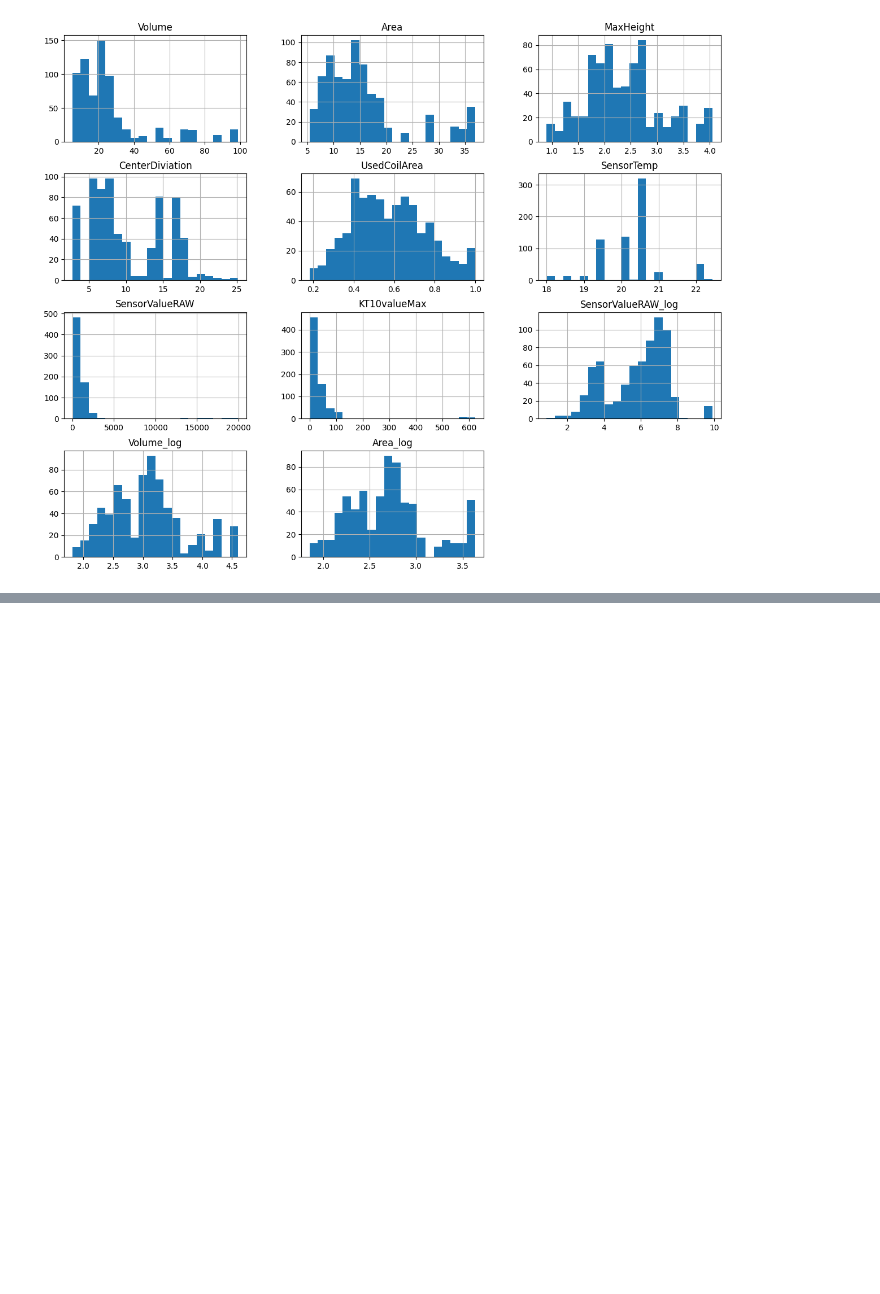
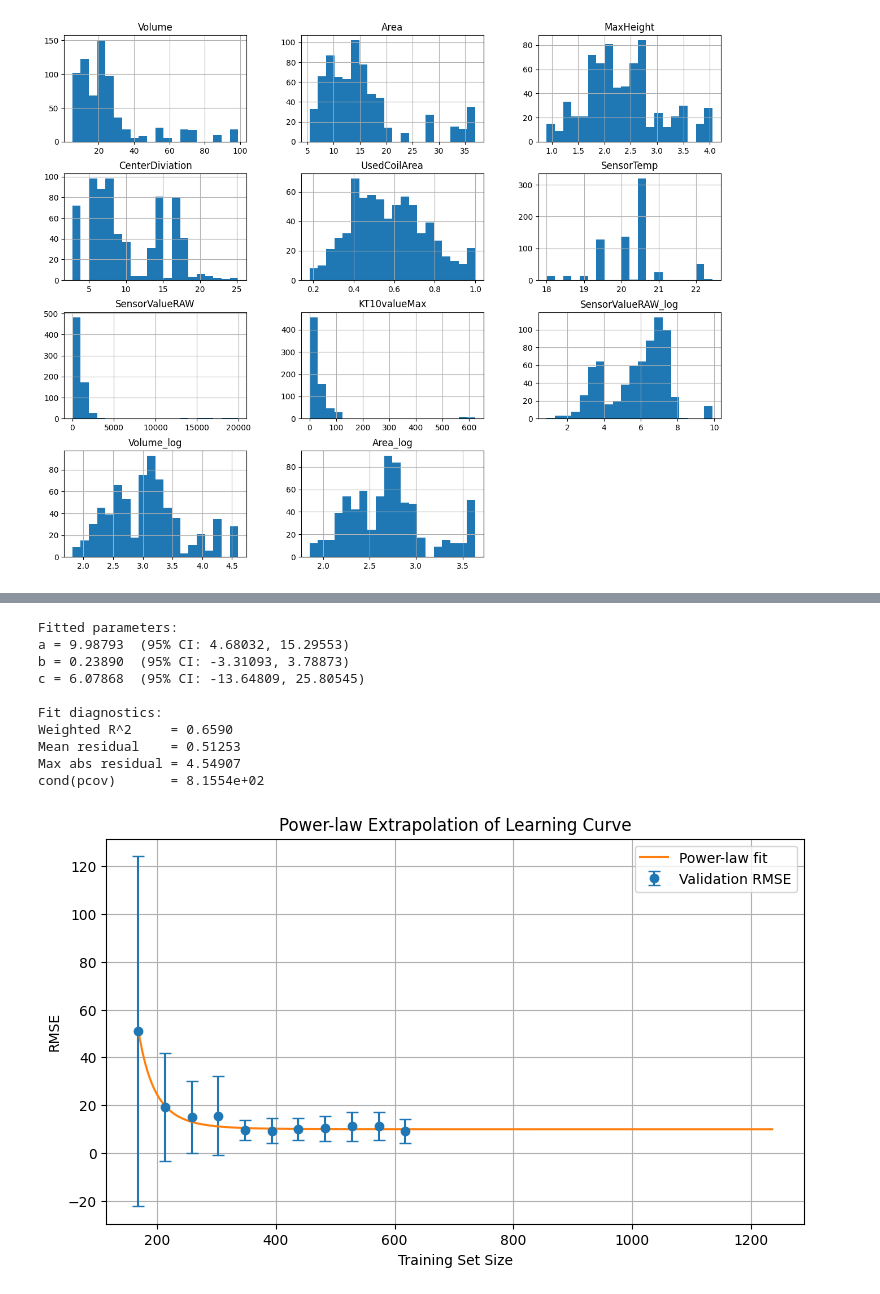
Before and after one commit to nixonsd/system-technologies-2026, a Jupyter notebook: system_technologies.ipynb, the cells around one changed output, grey strips where cells are left out. Cells and saved outputs as stored; diff of their text form; code cells hidden in the pictures; blank space fills up the shorter version.

```diff
--- a/system_technologies.ipynb
+++ b/system_technologies.ipynb
@@ -310,0 +335,77 @@ Selection score (selection_score_lam_1.0): 13.8230
+# %%
+n = train_sizes_abs.astype(float)[1:]
+rmse_mean = val_rmse[1:].mean(axis=1)
+rmse_std = np.clip(val_rmse[1:].std(axis=1, ddof=1), 1e-6, None)
+
+n_ref = np.median(n)
+
+def f(n, a, b, c):
+    return a + b * (n / n_ref) ** (-c)
+
+a0 = rmse_mean[-1]
+b0 = max(rmse_mean[0] - a0, 1e-6)
+c0 = 0.5
+
+a_lower = max(0.3 * rmse_mean.min(), 1e-6)
+
+popt, pcov = curve_fit(
+    f,
+    n,
+    rmse_mean,
+    p0=[a0, b0, c0],
+    sigma=rmse_std,
+    absolute_sigma=True,
+    bounds=([a_lower, 0, 0.05], [np.inf, np.inf, 20.0]),
+    maxfev=20000
+)
+
+a, b, c = popt
+pred = f(n, a, b, c)
+res = rmse_mean - pred
+
+weighted_r2 = 1 - np.sum((res / rmse_std) ** 2) / np.sum(
+    ((rmse_mean - np.average(rmse_mean, weights=1 / rmse_std**2)) / rmse_std) ** 2
+)
+
+param_se = np.sqrt(np.diag(pcov))
+dof = max(len(n) - len(popt), 1)
+t_value = t.ppf(0.975, dof)
+
+ci_lower = popt - t_value * param_se
+ci_upper = popt + t_value * param_se
+
+print("Fitted parameters:")
+print(f"a = {a:.5f}  (95% CI: {ci_lower[0]:.5f}, {ci_upper[0]:.5f})")
+print(f"b = {b:.5f}  (95% CI: {ci_lower[1]:.5f}, {ci_upper[1]:.5f})")
+print(f"c = {c:.5f}  (95% CI: {ci_lower[2]:.5f}, {ci_upper[2]:.5f})")
+
+print("\nFit diagnostics:")
+print(f"Weighted R^2     = {weighted_r2:.4f}")
+print(f"Mean residual    = {res.mean():.5f}")
+print(f"Max abs residual = {np.abs(res).max():.5f}")
+print(f"cond(pcov)       = {np.linalg.cond(pcov):.4e}")
+
+grid_plot = np.linspace(n.min(), 2 * n.max(), 1000)
+
+plt.figure(figsize=(9, 5))
+plt.errorbar(n, rmse_mean, yerr=rmse_std, fmt="o", capsize=4, label="Validation RMSE")
+plt.plot(grid_plot, f(grid_plot, a, b, c), label="Power-law fit")
+
+plt.xlabel("Training Set Size")
+plt.ylabel("RMSE")
+plt.title("Power-law Extrapolation of Learning Curve")
+plt.legend()
+plt.grid(True)
+plt.show()
+# %% [output]
+Fitted parameters:
+a = 9.98793  (95% CI: 4.68032, 15.29553)
+b = 0.23890  (95% CI: -3.31093, 3.78873)
+c = 6.07868  (95% CI: -13.64809, 25.80545)
+
+Fit diagnostics:
+Weighted R^2     = 0.6590
+Mean residual    = 0.51253
+Max abs residual = 4.54907
+cond(pcov)       = 8.1554e+02
+[figure, added]
```
Also changed, not shown: parts of 4 cells of this notebook.
